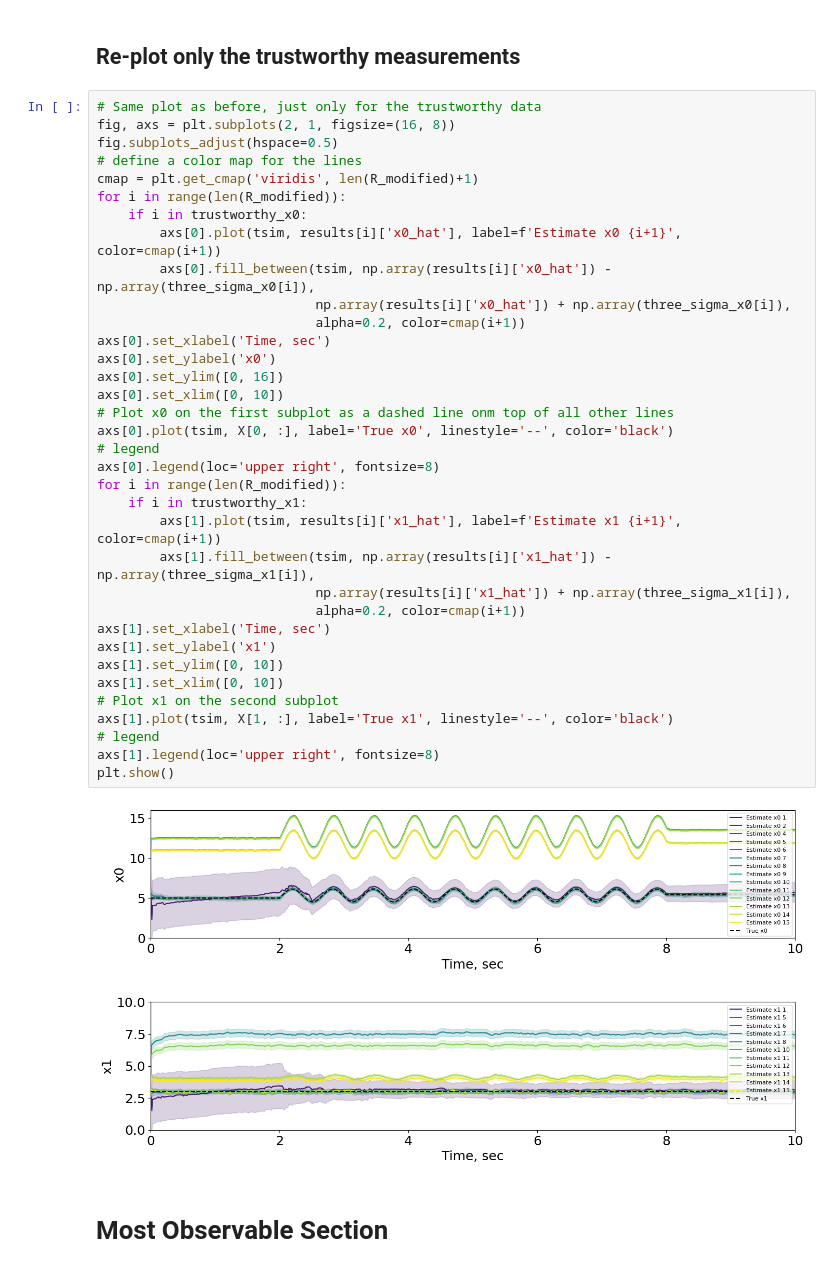
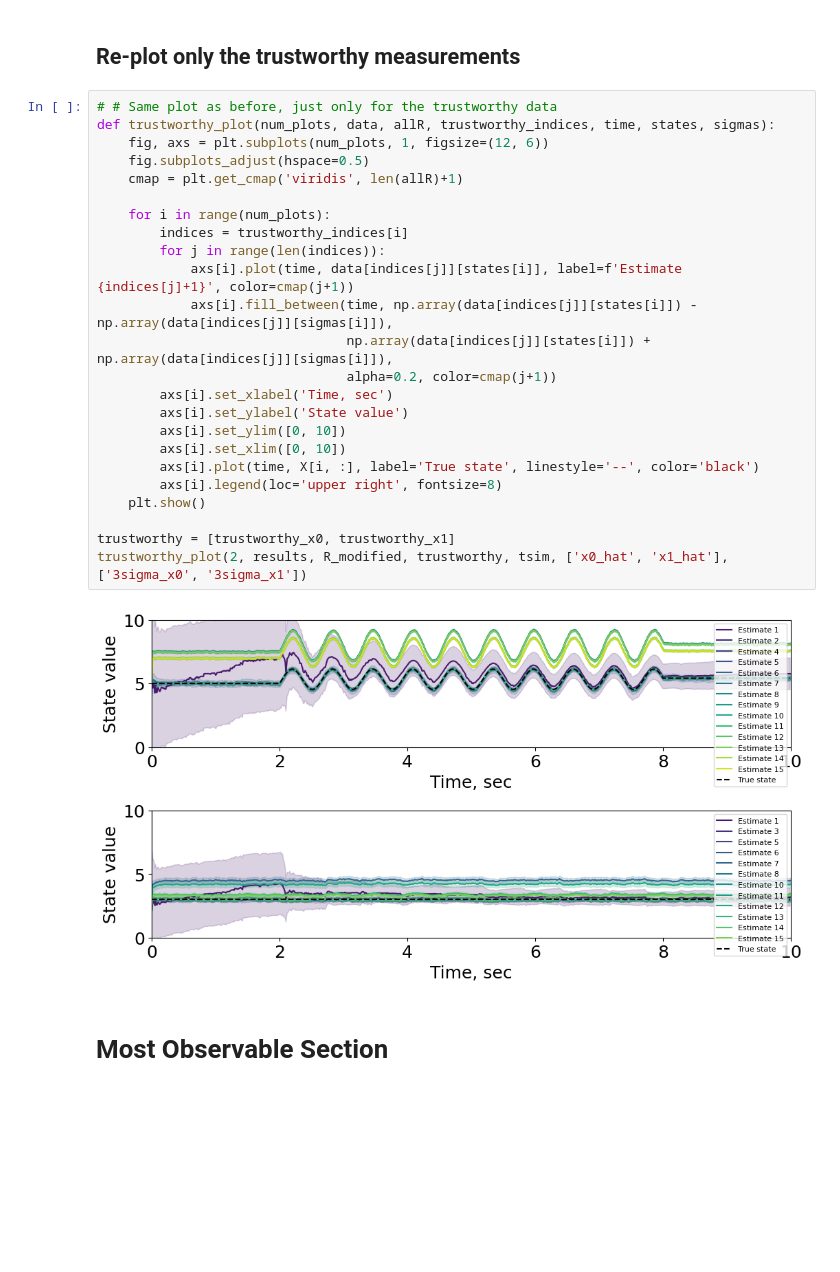
Before and after one commit to jadenmecham/First-Project, a Jupyter notebook: 4 - Nonlinear Camera/5C_EKF_UKF_monocamera_corrected.ipynb, the cells around one changed output. Saved outputs shown, nothing was run; the diff lists cells and outputs as text; blank space fills up the shorter version.

```diff
--- a/4 - Nonlinear Camera/5C_EKF_UKF_monocamera_corrected.ipynb
+++ b/4 - Nonlinear Camera/5C_EKF_UKF_monocamera_corrected.ipynb
@@ -400,41 +359,30 @@ valid combos x1:  11
 # %% [markdown]
 ## Re-plot only the trustworthy measurements
-# %%
-# Same plot as before, just only for the trustworthy data
-fig, axs = plt.subplots(2, 1, figsize=(16, 8))
-fig.subplots_adjust(hspace=0.5)
-# define a color map for the lines
-cmap = plt.get_cmap('viridis', len(R_modified)+1)
-for i in range(len(R_modified)):
-    if i in trustworthy_x0:
-        axs[0].plot(tsim, results[i]['x0_hat'], label=f'Estimate x0 {i+1}', color=cmap(i+1))
-        axs[0].fill_between(tsim, np.array(results[i]['x0_hat']) - np.array(three_sigma_x0[i]),
-                            np.array(results[i]['x0_hat']) + np.array(three_sigma_x0[i]),
-                            alpha=0.2, color=cmap(i+1))
-axs[0].set_xlabel('Time, sec')
-axs[0].set_ylabel('x0')
-axs[0].set_ylim([0, 16])
-axs[0].set_xlim([0, 10])
-# Plot x0 on the first subplot as a dashed line onm top of all other lines
-axs[0].plot(tsim, X[0, :], label='True x0', linestyle='--', color='black')
-# legend
-axs[0].legend(loc='upper right', fontsize=8)
-for i in range(len(R_modified)):
-    if i in trustworthy_x1:
-        axs[1].plot(tsim, results[i]['x1_hat'], label=f'Estimate x1 {i+1}', color=cmap(i+1))
-        axs[1].fill_between(tsim, np.array(results[i]['x1_hat']) - np.array(three_sigma_x1[i]),
-                            np.array(results[i]['x1_hat']) + np.array(three_sigma_x1[i]),
-                            alpha=0.2, color=cmap(i+1))
-axs[1].set_xlabel('Time, sec')
-axs[1].set_ylabel('x1')
-axs[1].set_ylim([0, 10])
-axs[1].set_xlim([0, 10])
-# Plot x1 on the second subplot
-axs[1].plot(tsim, X[1, :], label='True x1', linestyle='--', color='black')
-# legend
-axs[1].legend(loc='upper right', fontsize=8)
-plt.show()
-# %% [output]
-[figure, removed]
+# %%
+# # Same plot as before, just only for the trustworthy data
+def trustworthy_plot(num_plots, data, allR, trustworthy_indices, time, states, sigmas):
+    fig, axs = plt.subplots(num_plots, 1, figsize=(12, 6))
+    fig.subplots_adjust(hspace=0.5)
+    cmap = plt.get_cmap('viridis', len(allR)+1)
+
+    for i in range(num_plots):
+        indices = trustworthy_indices[i]
+        for j in range(len(indices)):
+            axs[i].plot(time, data[indices[j]][states[i]], label=f'Estimate {indices[j]+1}', color=cmap(j+1))
+            axs[i].fill_between(time, np.array(data[indices[j]][states[i]]) - np.array(data[indices[j]][sigmas[i]]),
+                                np.array(data[indices[j]][states[i]]) + np.array(data[indices[j]][sigmas[i]]),
+                                alpha=0.2, color=cmap(j+1))
+        axs[i].set_xlabel('Time, sec')
+        axs[i].set_ylabel('State value')
+        axs[i].set_ylim([0, 10])
+        axs[i].set_xlim([0, 10])
+        axs[i].plot(time, X[i, :], label='True state', linestyle='--', color='black')
+        axs[i].legend(loc='upper right', fontsize=8)
+    plt.show()
+
+trustworthy = [trustworthy_x0, trustworthy_x1]
+trustworthy_plot(2, results, R_modified, trustworthy, tsim, ['x0_hat', 'x1_hat'], ['3sigma_x0', '3sigma_x1'])
+# %% [output]
+[figure, added]
 # %% [markdown]
 # Most Observable Section
```
Also changed, not shown: parts of 17 cells of this notebook.
